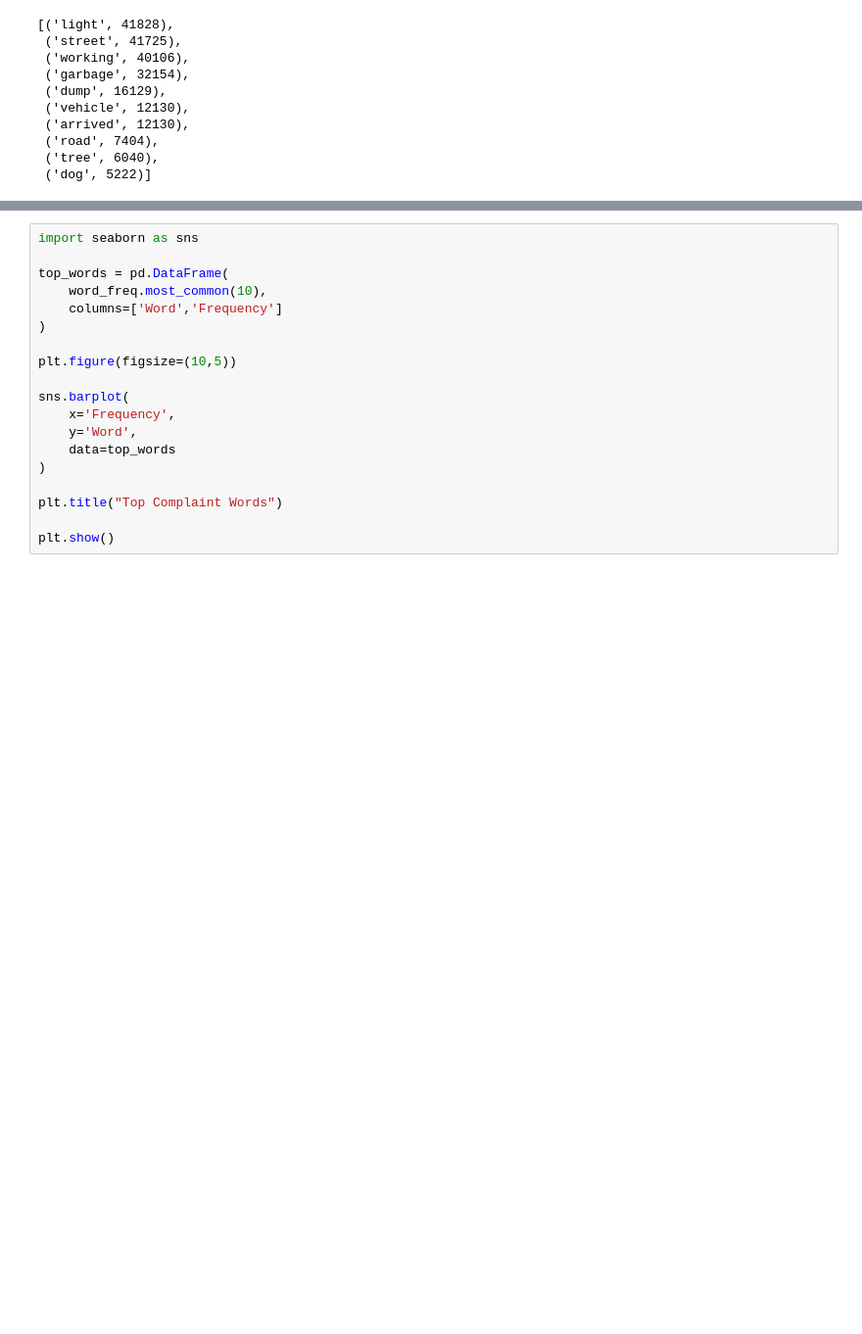
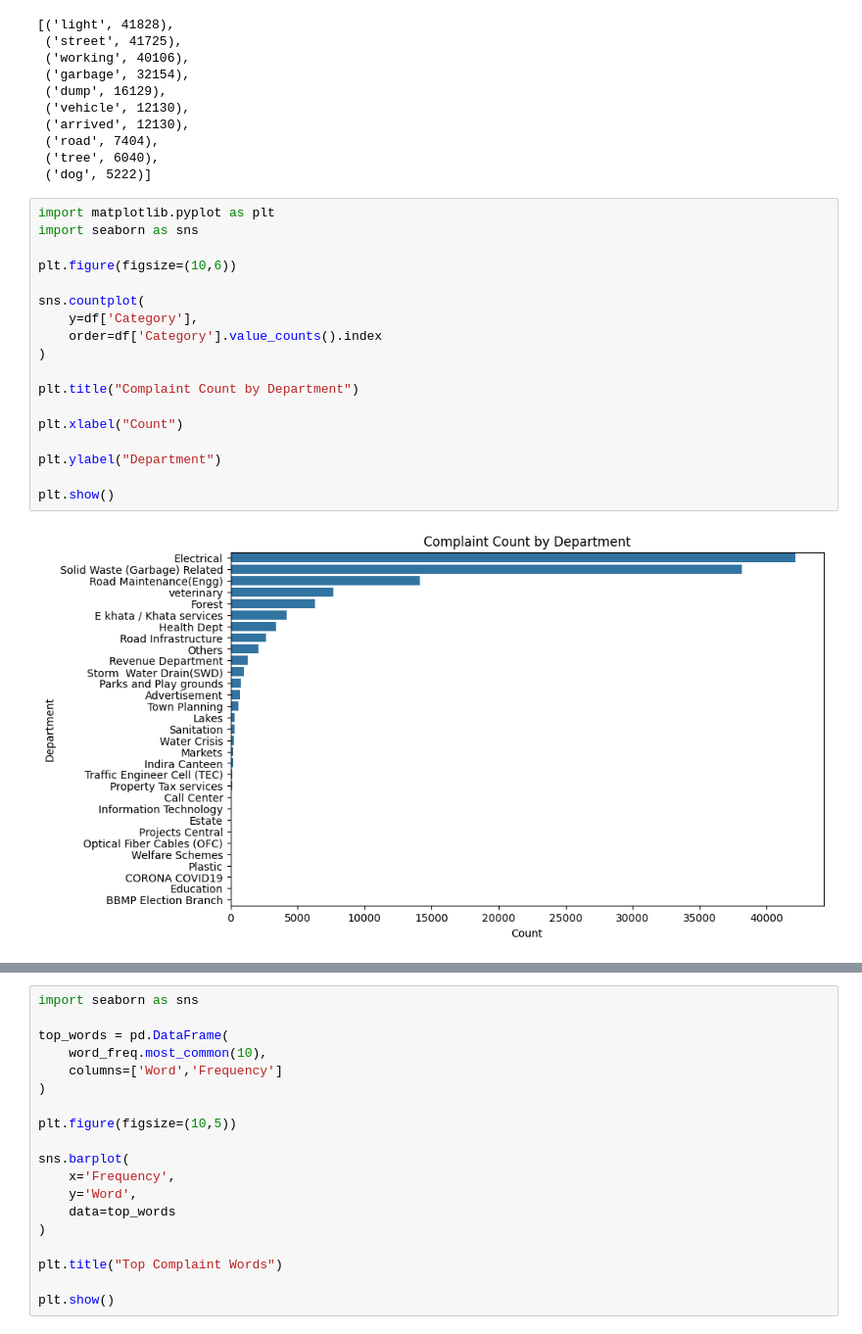
Before and after one commit to liyajasminn/AI-Citizen-Grievance-System, a Jupyter notebook: week1 & week2 work.ipynb, the cells around one changed output, grey strips where cells are left out. Shown at 98% size. Cells and saved outputs as stored; diff of their text form; blank space fills up the shorter version.

Commit message:
Added multiple EDA charts and graphical analysis

```diff
--- a/week1 & week2 work.ipynb
+++ b/week1 & week2 work.ipynb
@@ -251,3 +251,23 @@ word_freq.most_common(10)
  ('road', 7404),
  ('tree', 6040),
  ('dog', 5222)]
+# %%
+import matplotlib.pyplot as plt
+import seaborn as sns
+
+plt.figure(figsize=(10,6))
+
+sns.countplot(
+    y=df['Category'],
+    order=df['Category'].value_counts().index
+)
+
+plt.title("Complaint Count by Department")
+
+plt.xlabel("Count")
+
+plt.ylabel("Department")
+
+plt.show()
+# %% [output]
+[figure, added]
```
Also changed, not shown: parts of 10 cells of this notebook.
